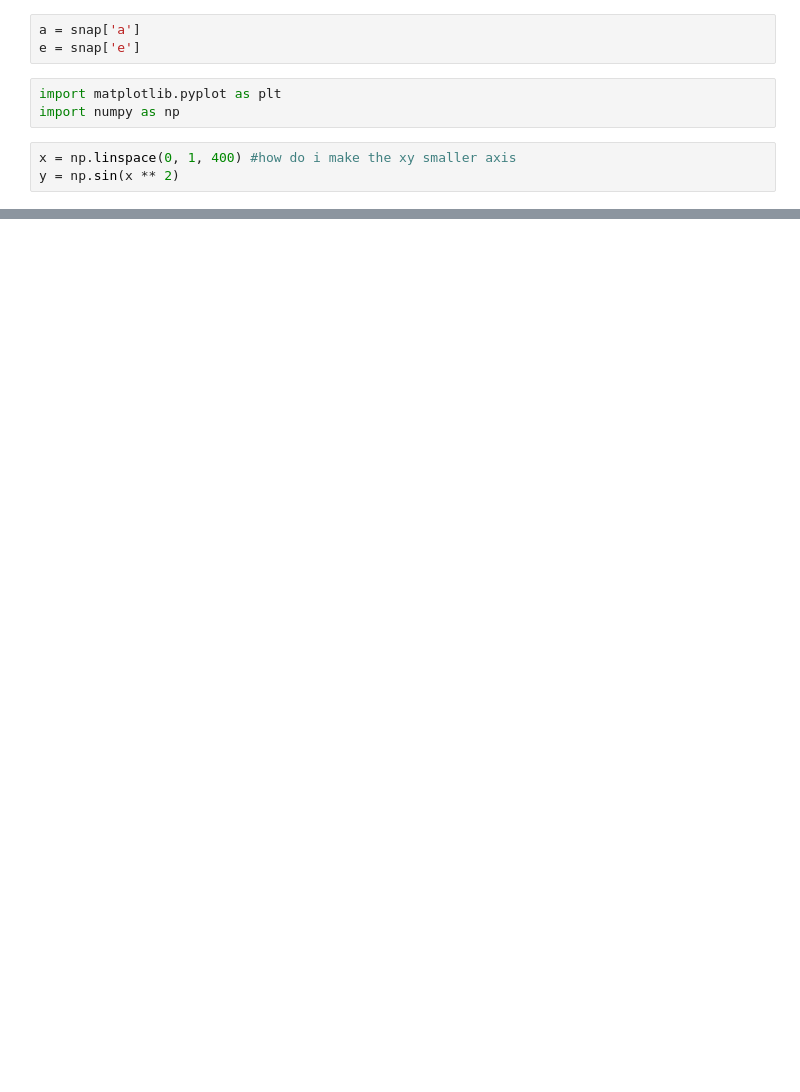
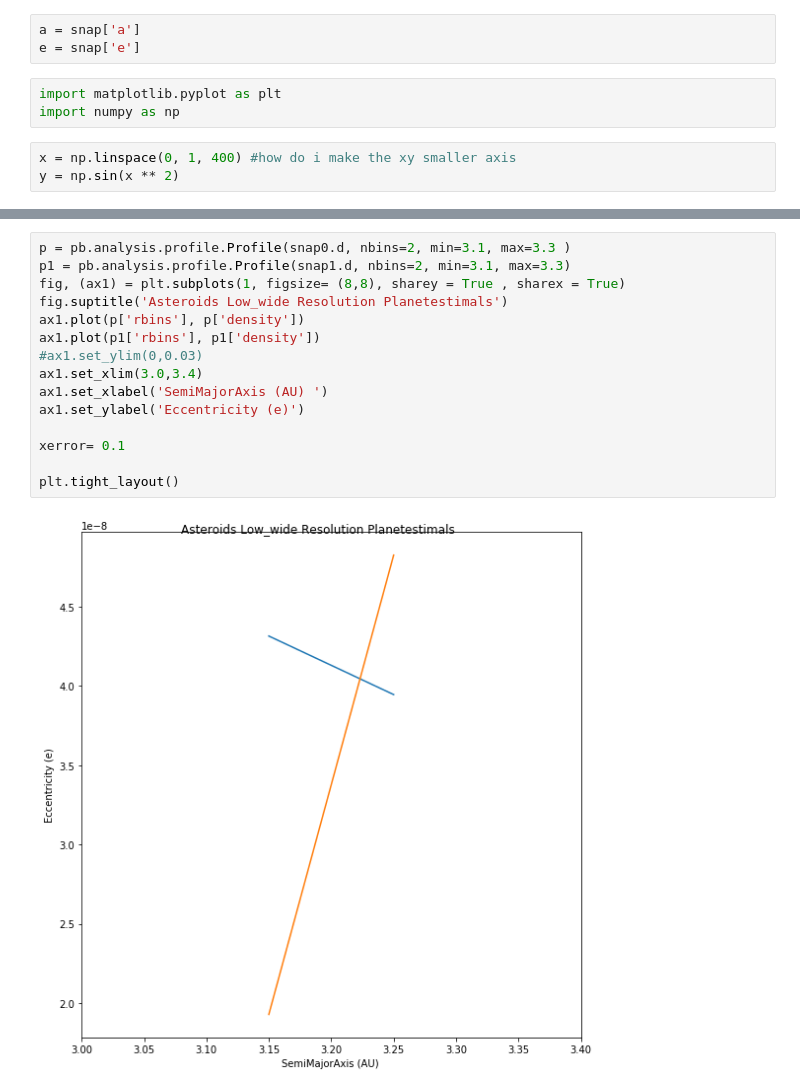
Before and after one commit to lynnngocnguyen/asteroids, a Jupyter notebook: plot semimajor asteroids_low_wide.ipynb, the cells around one changed output, grey strips where cells are left out. Drawn from its saved outputs; the diff is of its cells as text; blank space fills up the shorter version.

```diff
--- a/plot semimajor asteroids_low_wide.ipynb
+++ b/plot semimajor asteroids_low_wide.ipynb
@@ -44,0 +49,17 @@ plt.tight_layout()
+# %%
+p = pb.analysis.profile.Profile(snap0.d, nbins=2, min=3.1, max=3.3 )
+p1 = pb.analysis.profile.Profile(snap1.d, nbins=2, min=3.1, max=3.3)
+fig, (ax1) = plt.subplots(1, figsize= (8,8), sharey = True , sharex = True)
+fig.suptitle('Asteroids Low_wide Resolution Planetestimals')
+ax1.plot(p['rbins'], p['density'])
+ax1.plot(p1['rbins'], p1['density'])
+#ax1.set_ylim(0,0.03)
+ax1.set_xlim(3.0,3.4)
+ax1.set_xlabel('SemiMajorAxis (AU) ')
+ax1.set_ylabel('Eccentricity (e)')
+
+xerror= 0.1
+
+plt.tight_layout()
+# %% [output]
+[figure, added]
```
Also changed, not shown: parts of 6 cells of this notebook, 12 other files.
